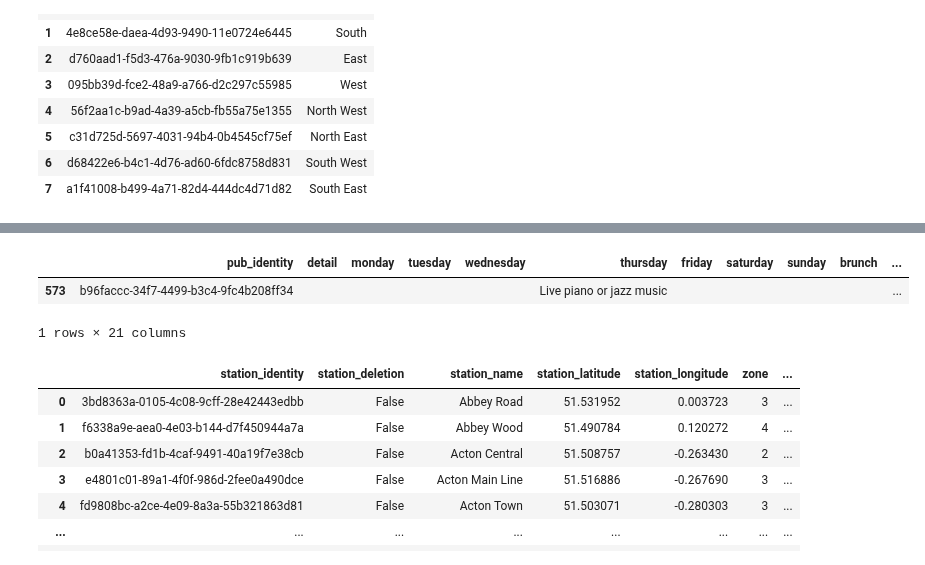
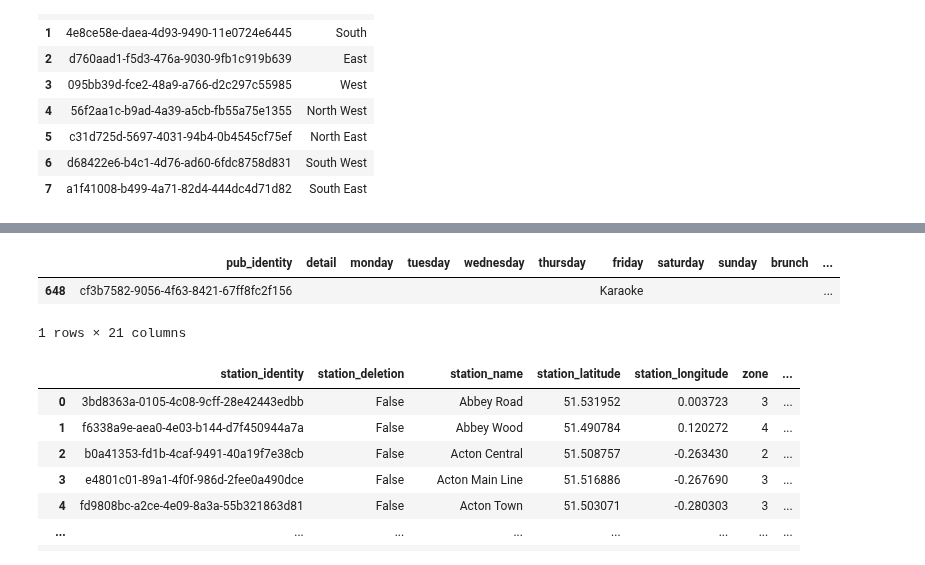
Before and after one commit to cartsmate/thepubcrawls, a Jupyter notebook: stations_edit.ipynb, the cells around one changed output, grey strips where cells are left out. Cells and saved outputs as stored; diff of their text form; code cells hidden in the pictures.

Commit message:
add friday events

```diff
--- a/stations_edit.ipynb
+++ b/stations_edit.ipynb
@@ -177,25 +177,25 @@ df2.head(1)
 1 rows × 21 columns
 # %%
-id = 'c39dc71f-10e9-49de-8ee2-d4327dbf23e4'
+id = 'cf3b7582-9056-4f63-8421-67ff8fc2f156'
 # df.loc[df['pub_identity'] == id, 'monday'] = 'Closed'
 # df.loc[df['pub_identity'] == id, 'tuesday'] = 'Closed'
-# df.loc[df['pub_identity'] == id, 'wednesday'] = 'Live jazz music 9.30pm'
-df.loc[df['pub_identity'] == id, 'thursday'] = 'Sing-along'
-# df.loc[df['pub_identity'] == id, 'friday'] = 'Live music'
+# df.loc[df['pub_identity'] == id, 'wednesday'] = 'Closed'
+# df.loc[df['pub_identity'] == id, 'thursday'] = 'Closed'
+df.loc[df['pub_identity'] == id, 'friday'] = 'Karaoke'
 # df.loc[df['pub_identity'] == id, 'saturday'] = 'Live music'
 # df.loc[df['pub_identity'] == id, 'sunday'] = 'Closed'
-# df.loc[df['pub_identity'] == id, 'entertain'] = 'Brewery tours'
-df.loc[df['pub_identity'] == id, 'music'] = 'Thursday'
+df.loc[df['pub_identity'] == id, 'entertain'] = 'Friday karaoke'
+# df.loc[df['pub_identity'] == id, 'music'] = 'Friday & Saturday'
 # df.loc[df['pub_identity'] == id, 'quiz'] = 'Monday 7.45pm'
 # df.loc[df['pub_identity'] == id, 'brunch'] = 'Wednesday night'
-df.loc[df['pub_identity'] == id, 'detail'] = 'Great decor'
+df.loc[df['pub_identity'] == id, 'detail'] = ''
 df = df.sort_values(by='pub_identity')
 df.to_csv(cwd + '/files/diary.csv', index=False, sep=',', encoding='utf-8')
 Filter_df = df[df.pub_identity == id]
 Filter_df
 # %% [output]
 |  | pub_identity | detail | monday | tuesday | wednesday | thursday | friday | saturday | sunday | brunch | ... |
-| 573 | b96faccc-34f7-4499-b3c4-9fc4b208ff34 |  |  |  |  | Live piano or jazz music |  |  |  |  | ... |
+| 648 | cf3b7582-9056-4f63-8421-67ff8fc2f156 |  |  |  |  |  | Karaoke |  |  |  | ... |
 1 rows × 21 columns
 # %%
 df2 = pd.read_csv(cwd + '/files/stations.csv')
```
Also changed, not shown: parts of 1 cell of this notebook, 1 other file.
